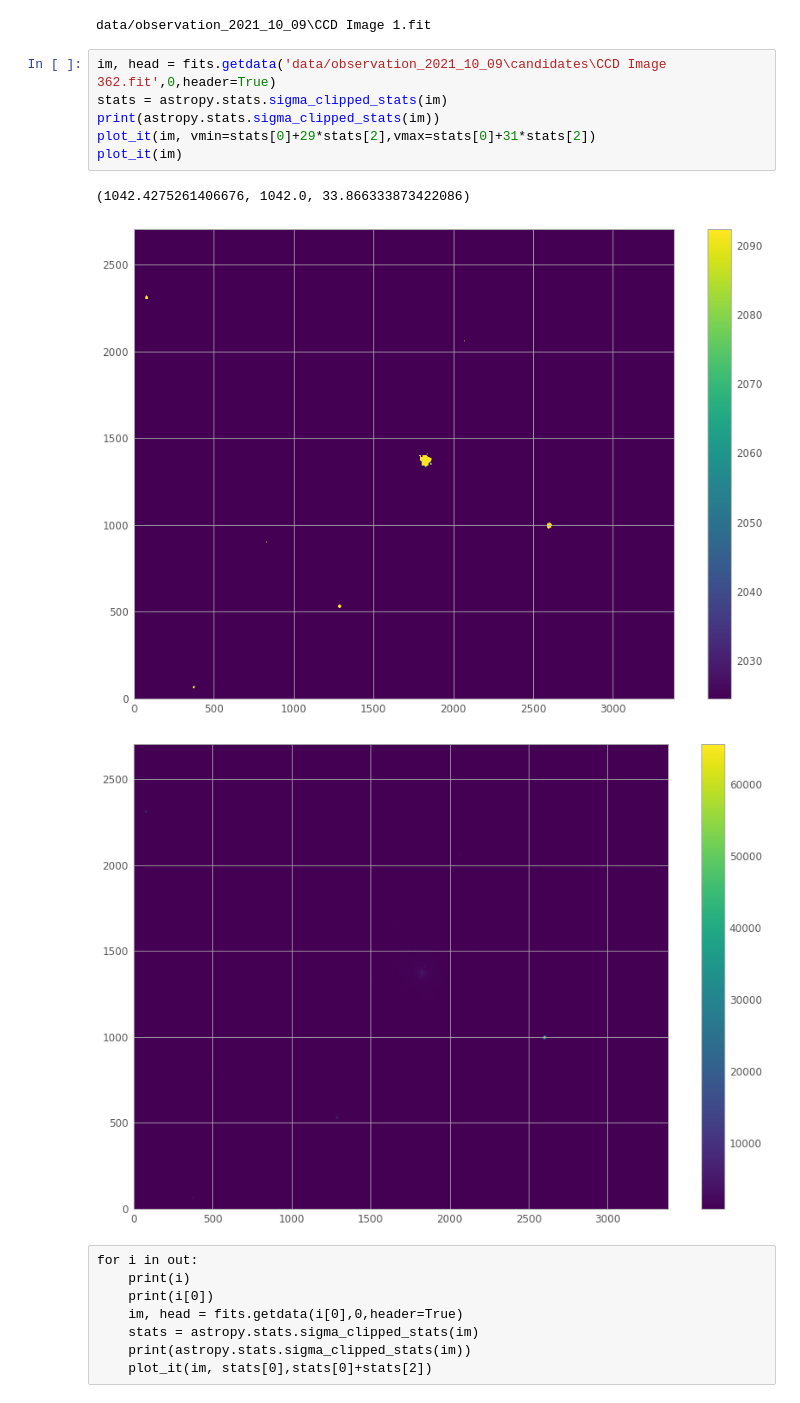
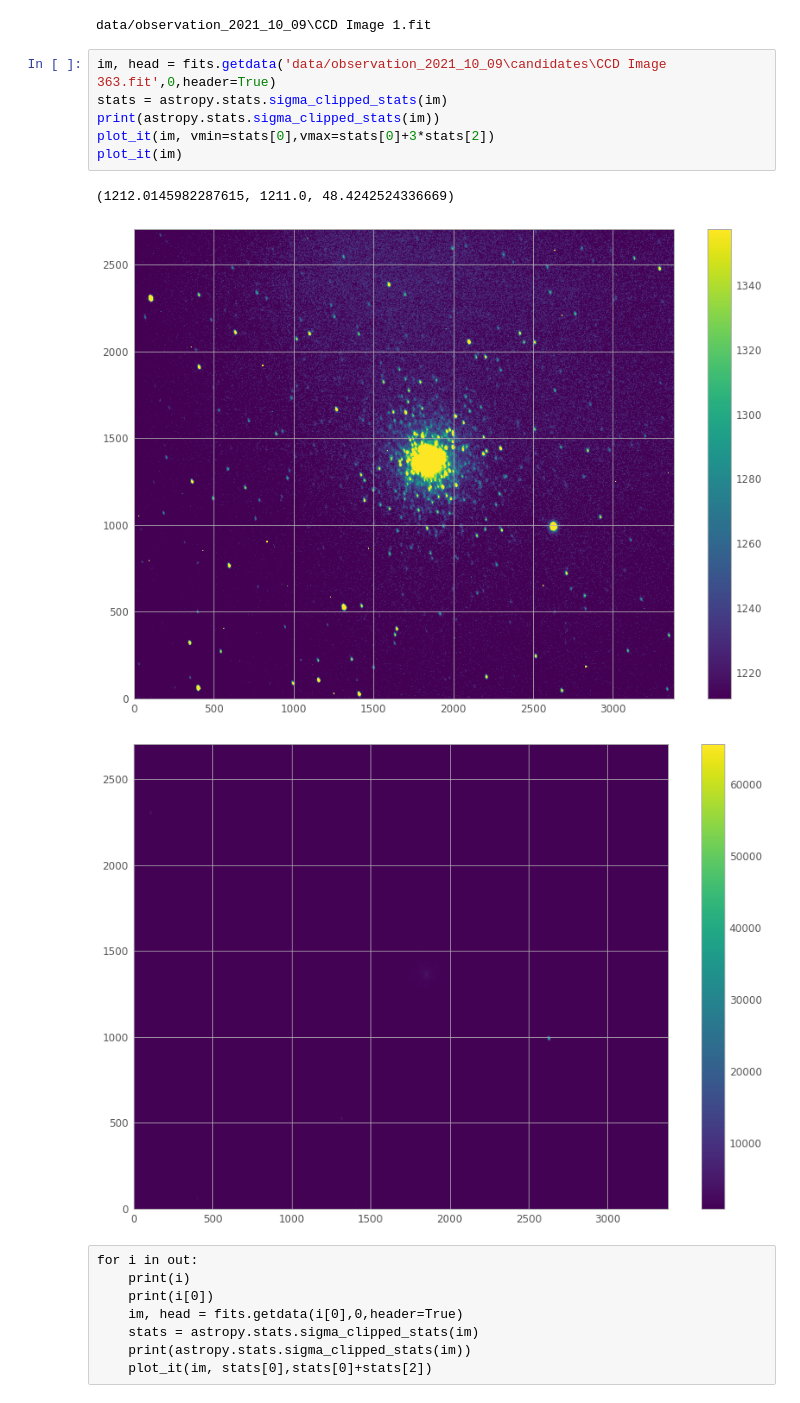
Before and after one commit to WillJardee/ObservationalAstro_PHSX491, a Jupyter notebook: project01_analysis.ipynb, the cells around one changed output. Cells and saved outputs as stored; diff of their text form.

```diff
--- a/project01_analysis.ipynb
+++ b/project01_analysis.ipynb
@@ -141,14 +141,14 @@ print(out[0][0])
 # %% [output]
 data/observation_2021_10_09\CCD Image 1.fit
 # %%
-im, head = fits.getdata('data/observation_2021_10_09\candidates\CCD Image 362.fit',0,header=True)
+im, head = fits.getdata('data/observation_2021_10_09\candidates\CCD Image 363.fit',0,header=True)
 stats = astropy.stats.sigma_clipped_stats(im)
 print(astropy.stats.sigma_clipped_stats(im))
-plot_it(im, vmin=stats[0]+29*stats[2],vmax=stats[0]+31*stats[2])
+plot_it(im, vmin=stats[0],vmax=stats[0]+3*stats[2])
 plot_it(im)
 # %% [output]
-(1042.4275261406676, 1042.0, 33.866333873422086)
+(1212.0145982287615, 1211.0, 48.4242524336669)
-[figure, old version]
+[figure, new version]
 [figure]
 # %% [raw]
 for i in out:
```
